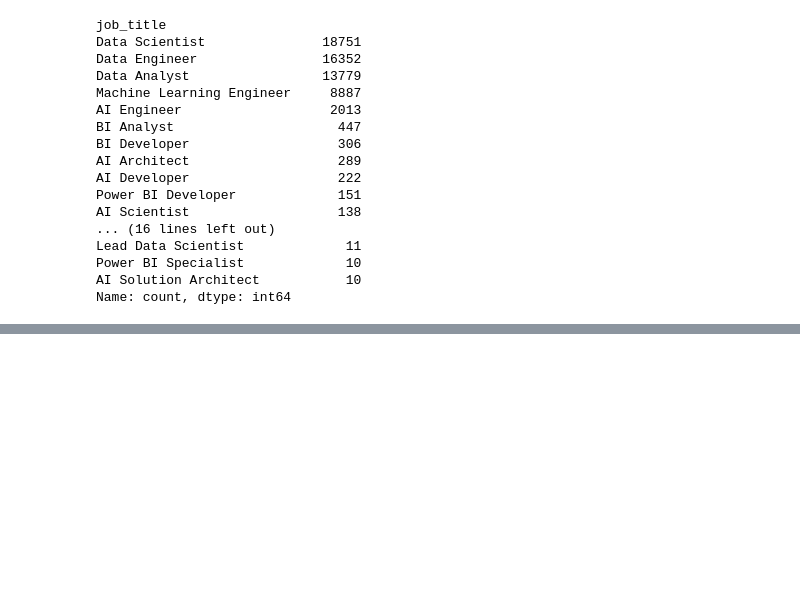
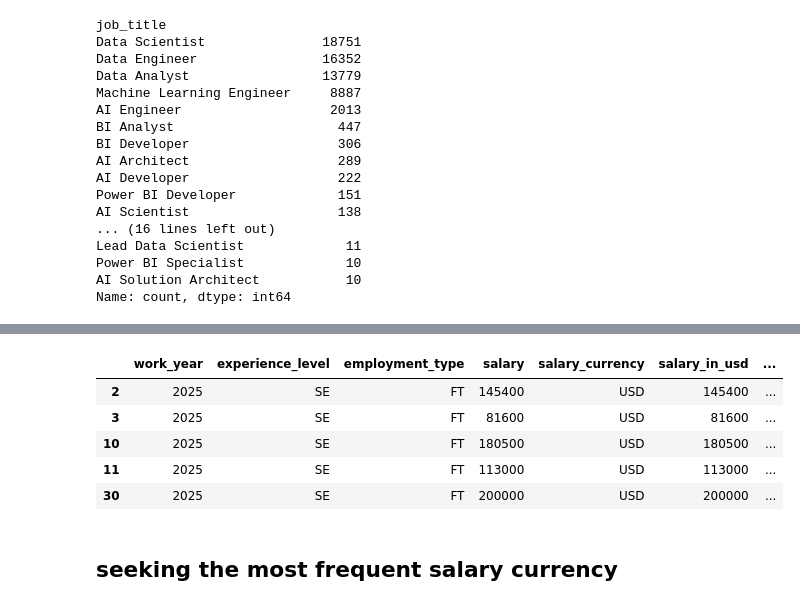
Before and after one commit to felipebocajr/Data-Science-Salary-Prediction, a Jupyter notebook: notebook.ipynb, the cells around one changed output, grey strips where cells are left out. Drawn from its saved outputs; the diff is of its cells as text; code cells hidden in the pictures; blank space fills up the shorter version.

```diff
--- a/notebook.ipynb
+++ b/notebook.ipynb
@@ -141,0 +192,13 @@ relevant_job_titles = ['Data Scientist', 'Data Engineer', 'Data Analyst', 'Machi
+# %%
+# Droppping the old 'job_title' column
+df = df.drop(['job_title'], axis=1)
+df.head()
+# %% [output]
+|  | work_year | experience_level | employment_type | salary | salary_currency | salary_in_usd | ... |
+| 2 | 2025 | SE | FT | 145400 | USD | 145400 | ... |
+| 3 | 2025 | SE | FT | 81600 | USD | 81600 | ... |
+| 10 | 2025 | SE | FT | 180500 | USD | 180500 | ... |
+| 11 | 2025 | SE | FT | 113000 | USD | 113000 | ... |
+| 30 | 2025 | SE | FT | 200000 | USD | 200000 | ... |
+# %% [markdown]
+## seeking the most frequent salary currency
```
Also changed, not shown: parts of 20 cells of this notebook.
